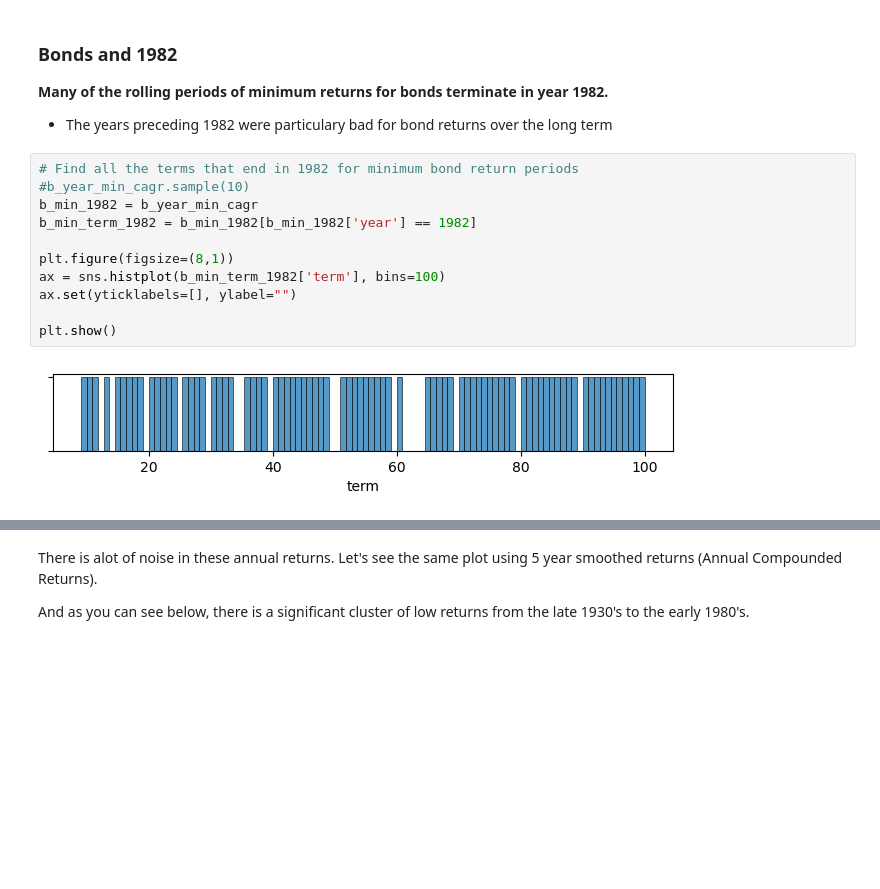
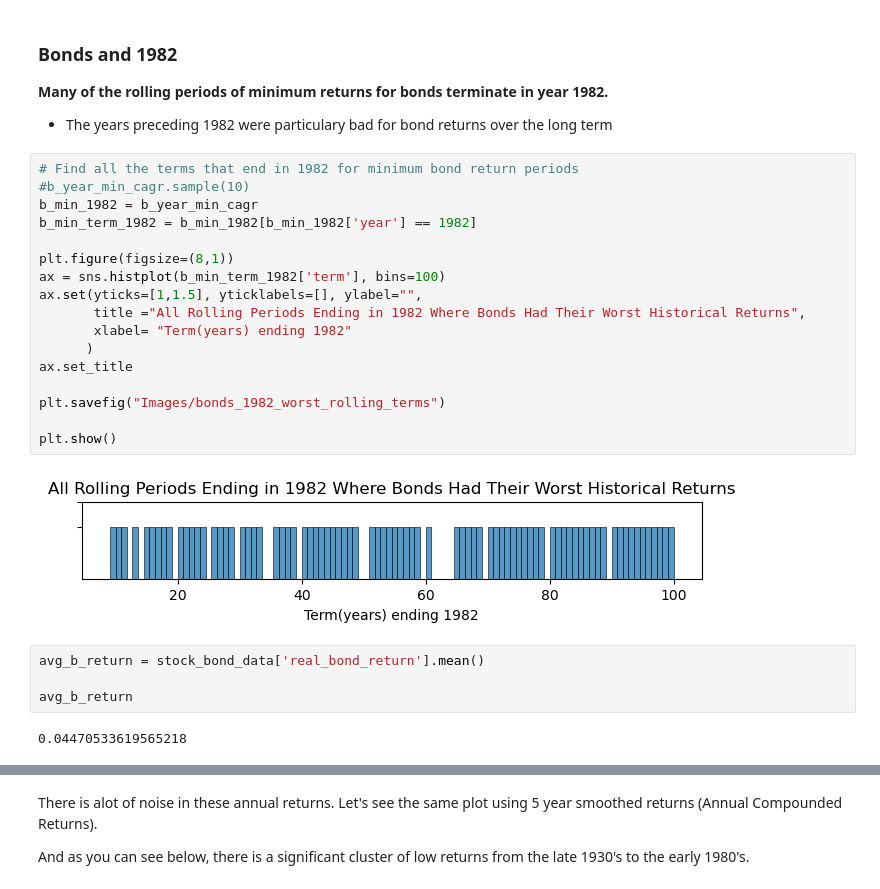
Before and after one commit to StarkArk/The_Long_View_Stocks_Bonds, a Jupyter notebook: stock_bond_return_analysis.ipynb, the cells around one changed output, grey strips where cells are left out. Drawn from its saved outputs; the diff is of its cells as text; blank space fills up the shorter version.

Commit message:
edits/images

```diff
--- a/stock_bond_return_analysis.ipynb
+++ b/stock_bond_return_analysis.ipynb
@@ -976,16 +1047,28 @@ plt.show()
 # %%
 # Find all the terms that end in 1982 for minimum bond return periods
 #b_year_min_cagr.sample(10)
 b_min_1982 = b_year_min_cagr
 b_min_term_1982 = b_min_1982[b_min_1982['year'] == 1982]
 
 plt.figure(figsize=(8,1))
 ax = sns.histplot(b_min_term_1982['term'], bins=100)
-ax.set(yticklabels=[], ylabel="")
+ax.set(yticks=[1,1.5], yticklabels=[], ylabel="",
+       title ="All Rolling Periods Ending in 1982 Where Bonds Had Their Worst Historical Returns",
+       xlabel= "Term(years) ending 1982"
+      )
+ax.set_title
+
+plt.savefig("Images/bonds_1982_worst_rolling_terms")
 
 plt.show()
 # %% [output]
-[figure, old version]
+[figure, new version]
+# %%
+avg_b_return = stock_bond_data['real_bond_return'].mean()
+
+avg_b_return
+# %% [output]
+0.04470533619565218
 # %%
 plt.figure(figsize=(15,8))
 
```
Also changed, not shown: parts of 23 cells of this notebook, 12 other files.
